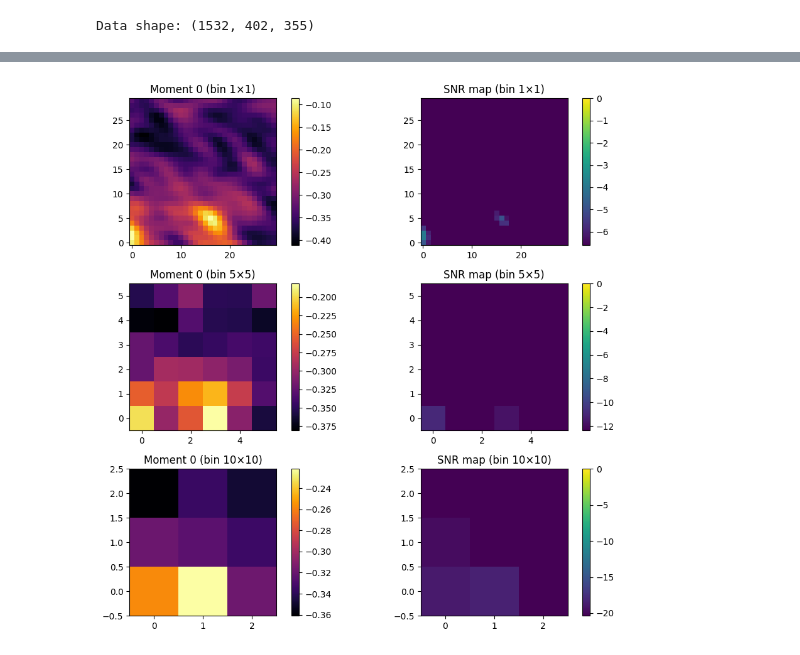
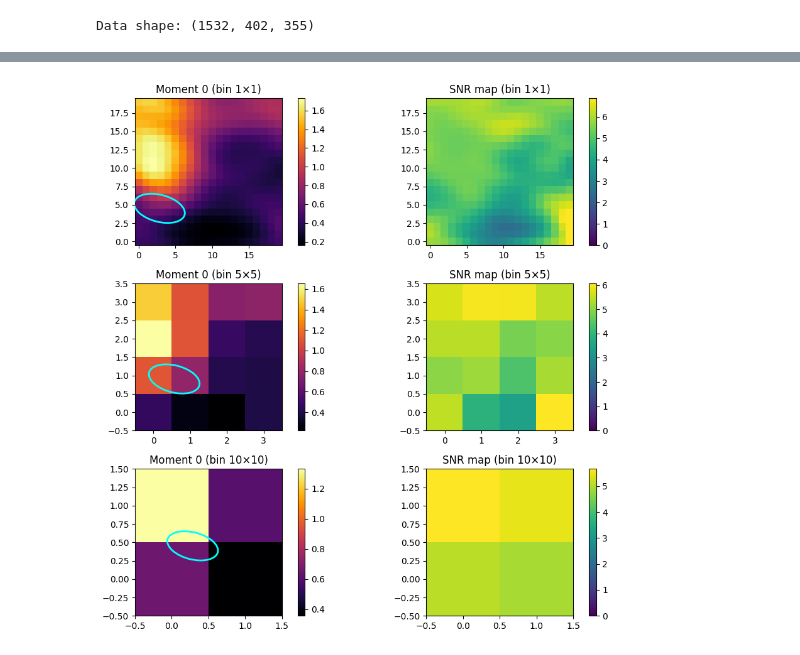
Before and after one commit to SaturnZC/ALMA_project, a Jupyter notebook: pixel_binning_test/pixel_binning_test.ipynb, the cells around one changed output, grey strips where cells are left out. Cells and saved outputs as stored; diff of their text form; code cells hidden in the pictures.

Commit message:
add plot rms diagram

```diff
--- a/pixel_binning_test/pixel_binning_test.ipynb
+++ b/pixel_binning_test/pixel_binning_test.ipynb
@@ -3,10 +3,11 @@ import numpy as np
 import matplotlib.pyplot as plt
 from astropy.io import fits
 import matplotlib.patches as patches
+from matplotlib.patches import Ellipse
 
 # ==== Set input file and channel range ====
-cube_file = r"/Users/ccc/Desktop/research/baobab/ALMA_project/datacubes/spw0.fits"
-v1, v2 = 700, 800  # Channel range to analyze (adjust as needed) #DCN channel is 784
+cube_file = "/Users/ccc/Desktop/research/baobab/ALMA_project/datacubes/spw0.fits"
+v1, v2 = 700, 1000  # Channel range to analyze
 
 # ==== Read FITS data ====
 data = fits.getdata(cube_file)       # shape: (stokes, freq, y, x)
@@ -15,11 +16,11 @@ cube = data[0, :, :, :]
 print(f"Data shape: {cube.shape}")
 
 # ==== Extract specified channel region ====
-x1, x2 = 260, 290   # x range
-y1, y2 = 260, 290   # y range
+# x1, x2, y1, y2 = 210, 240, 50, 80  # selected region
+x1, x2, y1, y2 = 240, 260, 90, 110  # selected region
 
-subcube = cube[v1:v2, y1:y2, x1:x2]  # shape: (n_chan, y, x)
-channels = np.arange(v1, v2)         # Original channel numbers (for x-axis)
+subcube = cube[v1:v2, y1:y2, x1:x2]
+channels = np.arange(v1, v2)
 
 # ==== Binning function ====
 def spatial_bin_cube(cube, bin_factor):
@@ -28,48 +29,65 @@ def spatial_bin_cube(cube, bin_factor):
     new_nx = nx // bin_factor
     cube = cube[:, :new_ny*bin_factor, :new_nx*bin_factor]
     reshaped = cube.reshape(freq, new_ny, bin_factor, new_nx, bin_factor)
-    binned = reshaped.mean(axis=(2, 4))
-    return binned
+    return reshaped.mean(axis=(2, 4))
 
 # ==== Set binning sizes ====
-bin_sizes = [1, 5, 10]  # Adjust binning sizes as needed
+bin_sizes = [1, 5, 10]
 moment0_maps = {}
 snr_maps = {}
 
 for b in bin_sizes:
     binned = subcube if b == 1 else spatial_bin_cube(subcube, b)
     moment0 = np.nansum(binned, axis=0)
-    rms = np.nanstd(binned, axis=0) * np.sqrt(binned.shape[0]) # RMS calculation
-    snr = moment0 / (rms + 1e-10) # Avoid division by zero
+    rms = np.nanstd(binned, axis=0) * np.sqrt(binned.shape[0])
+    snr = moment0 / (rms + 1e-10)
     moment0_maps[b] = moment0
     snr_maps[b] = snr
 
-# ==== Show original Moment 0 map and draw selected region ====
+# ==== Show full Moment 0 map with selected region ====
 moment0_full = np.nansum(cube[v1:v2, :, :], axis=0)
 fig, ax = plt.subplots(figsize=(8, 8))
 im = ax.imshow(moment0_full, origin='lower', cmap='inferno')
 plt.colorbar(im, ax=ax, fraction=0.046)
 ax.set_title("Moment 0 (Full Image) with Selected Region")
 
-# Draw the selected region
-rect = patches.Rectangle(
-    (x1, y1),           # Bottom-left coordinate (x, y)
-    x2 - x1,            # Width
-    y2 - y1,            # Height
-    linewidth=2, edgecolor='red', facecolor='none'
-)
+# Draw selected region
+rect = patches.Rectangle((x1, y1), x2 - x1, y2 - y1,
+                         linewidth=2, edgecolor='red', facecolor='none')
 ax.add_patch(rect)
 ax.text(x1, y1-5, "Selected region", color='red', fontsize=10, va='top')
+
+# Draw beam
+bmaj = header.get('BMAJ', 0.0)
+bmin = header.get('BMIN', 0.0)
+bpa = header.get('BPA', 0.0)
+cdelt1 = abs(header['CDELT1'])
+cdelt2 = abs(header['CDELT2'])
+bmaj_pix = bmaj / cdelt2 if cdelt2 else 0
+bmin_pix = bmin / cdelt1 if cdelt1 else 0
+beam_x = bmin_pix / 2 + moment0_full.shape[1] * 0.05
+beam_y = bmaj_pix / 2 + moment0_full.shape[0] * 0.05
+beam = Ellipse((beam_x, beam_y), width=bmin_pix, height=bmaj_pix, angle=bpa,
+               edgecolor='cyan', facecolor='none', lw=2, zorder=10)
+ax.add_patch(beam)
 plt.tight_layout()
 plt.show()
 
-# ==== Show Moment 0 / SNR Map ====
+# ==== Show Moment 0 / SNR maps ====
 fig, axes = plt.subplots(len(bin_sizes), 2, figsize=(10, 3*len(bin_sizes)))
 for i, b in enumerate(bin_sizes):
     ax0, ax1 = axes[i]
     im0 = ax0.imshow(moment0_maps[b], origin='lower', cmap='inferno')
     ax0.set_title(f'Moment 0 (bin {b}×{b})')
     plt.colorbar(im0, ax=ax0, fraction=0.046)
+
+    bmaj_pix = bmaj / (cdelt2 * b) if cdelt2 else 0
+    bmin_pix = bmin / (cdelt1 * b) if cdelt1 else 0
+    beam_x = bmin_pix / 2 + moment0_maps[b].shape[1] * 0.05
+    beam_y = bmaj_pix / 2 + moment0_maps[b].shape[0] * 0.05
+    beam = Ellipse((beam_x, beam_y), width=bmin_pix, height=bmaj_pix, angle=bpa,
+                   edgecolor='cyan', facecolor='none', lw=2, zorder=10)
+    ax0.add_patch(beam)
 
     im1 = ax1.imshow(snr_maps[b], origin='lower', cmap='viridis',
                      vmin=0, vmax=np.nanpercentile(snr_maps[b], 99))
@@ -78,38 +96,27 @@ for i, b in enumerate(bin_sizes):
 plt.tight_layout()
 plt.show()
 
-# ==== Spectral comparison plot (channel as x-axis, with rest frequency marker) ====
+# ==== Spectral comparison ====
 fig, ax = plt.subplots(figsize=(10, 5))
 ny, nx = subcube.shape[1:]
 y0, x0 = ny // 2, nx // 2
 
+velocity_axis = header['CRVAL3'] + (np.arange(v1, v2) + 1 - header['CRPIX3']) * header['CDELT3']  # m/s
+velocity_axis_kms = velocity_axis / 1e3  #  km/s
+
 for b in bin_sizes:
-    if b == 1:
-        cube_use = subcube
-        roi = cube_use[:, y0 - 2:y0 + 3, x0 - 2:x0 + 3]  # Center 5x5
-    else:
-        cube_use = spatial_bin_cube(subcube, b)
-        yb, xb = y0 // b, x0 // b
-        roi = cube_use[:, yb:yb + 1, xb:xb + 1]
+    cube_use = subcube if b == 1 else spatial_bin_cube(subcube, b)
+    yb, xb = y0 // b, x0 // b
+    roi = cube_use[:, yb:yb + 1, xb:xb + 1] if b > 1 else cube_use[:, y0 - 2:y0 + 3, x0 - 2:x0 + 3]
+    spec = roi.mean(axis=(1, 2))
+    ax.plot(velocity_axis_kms, spec, label=f'bin {b}×{b}')
 
-    spec = roi.mean(axis=(1, 2))
-    ax.plot(np.arange(v1, v2), spec, label=f'bin {b}×{b}')
+# Add vertical line at rest velocity (v = 0 km/s)
+ax.axvline(0, color='r', linestyle='--', label='rest freq (v=0)')
 
-# ==== Add red line for DCN rest frequency channel ====
-crval = header['CRVAL3']
-cdelt = header['CDELT3']
-crpix = header['CRPIX3']
-restfreq = 217.238530e9  # Hz
-
-channel_rest = crpix - crval / cdelt
-rest_index = int(round(channel_rest - 1))  # Convert to Python index
-
-if v1 <= rest_index < v2:
-    ax.axvline(rest_index, color='r', linestyle='--', label='DCN rest freq (v=0)')
-
-ax.set_xlabel("Channel")
+ax.set_xlabel("Velocity (km/s)")
 ax.set_ylabel("Averaged Intensity")
-ax.set_title("Spectral Comparison (with DCN rest freq)")
+ax.set_title("Spectral Comparison (Velocity Axis)")
 ax.legend()
 ax.grid(True)
 plt.tight_layout()
@@ -120 +127 @@ Data shape: (1532, 402, 355)
-[figure, old version]
+[figure, new version]
```
Also changed, not shown: parts of 2 cells of this notebook, 1 other file.
